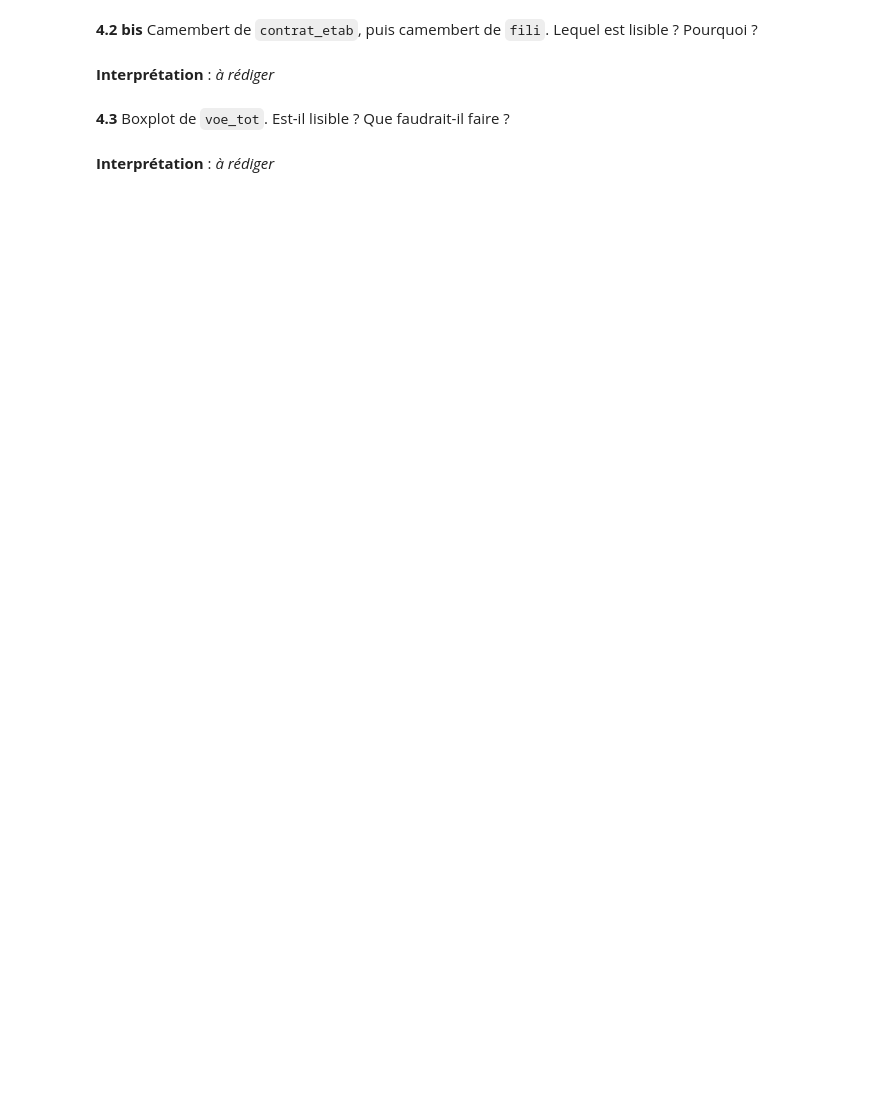
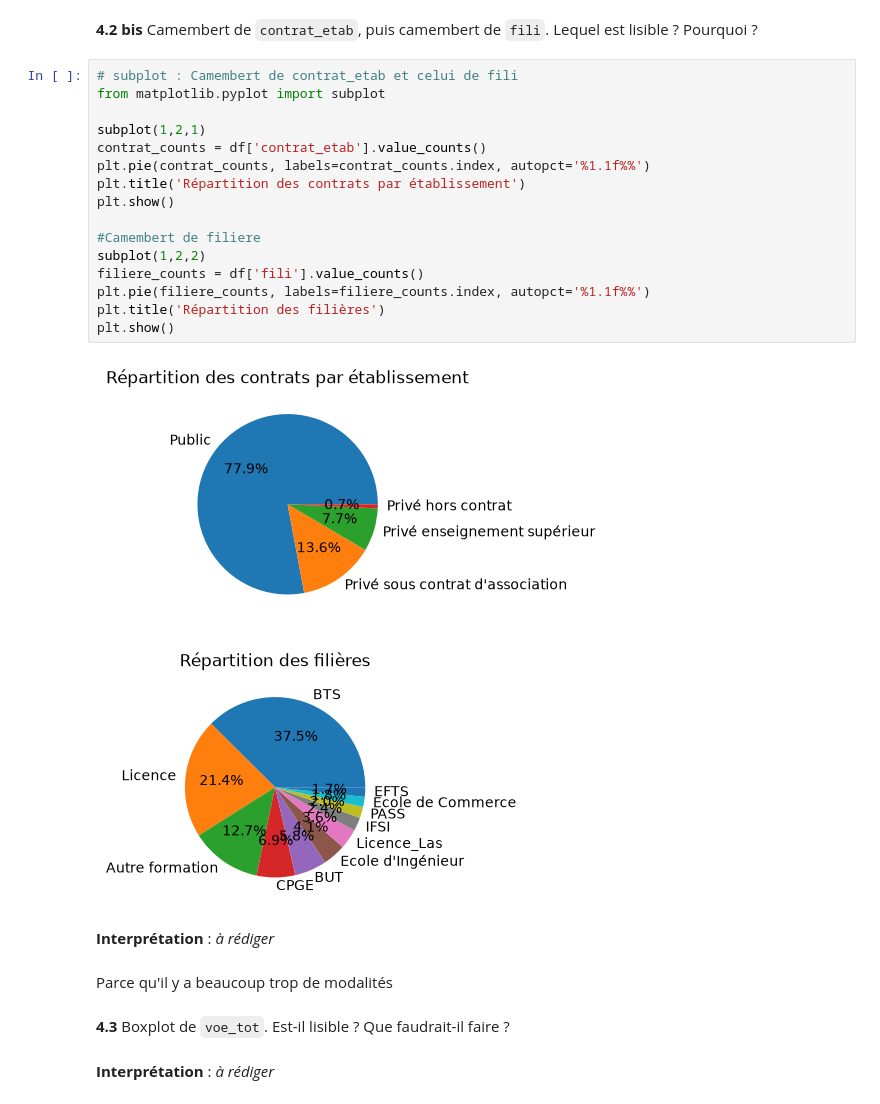
Before and after one commit to Anaisblk/Analyse-Parcoursup, a Jupyter notebook: TP_Parcoursup.ipynb, the cells around one changed output. Drawn from its saved outputs; the diff is of its cells as text; blank space fills up the shorter version.

```diff
--- a/TP_Parcoursup.ipynb
+++ b/TP_Parcoursup.ipynb
@@ -168,7 +291,28 @@ On étudie la dispersion de `voe_tot` de bout en bout, puis on la compare à `ta
 # %% [markdown]
 **4.2 bis** Camembert de `contrat_etab`, puis camembert de `fili`. Lequel est lisible ? Pourquoi ?
+# %%
+# subplot : Camembert de contrat_etab et celui de fili
+from matplotlib.pyplot import subplot
+
+subplot(1,2,1)
+contrat_counts = df['contrat_etab'].value_counts()
+plt.pie(contrat_counts, labels=contrat_counts.index, autopct='%1.1f%%')
+plt.title('Répartition des contrats par établissement')
+plt.show()
+
+#Camembert de filiere
+subplot(1,2,2)
+filiere_counts = df['fili'].value_counts()
+plt.pie(filiere_counts, labels=filiere_counts.index, autopct='%1.1f%%')
+plt.title('Répartition des filières')
+plt.show()
+# %% [output]
+[figure, added]
+[figure, added]
 # %% [markdown]
 **Interprétation** : _à rédiger_
+# %% [markdown]
+Parce qu'il y a beaucoup trop de modalités
 # %% [markdown]
 **4.3** Boxplot de `voe_tot`. Est-il lisible ? Que faudrait-il faire ?
 # %% [markdown]
```
Also changed, not shown: parts of 10 cells of this notebook.
